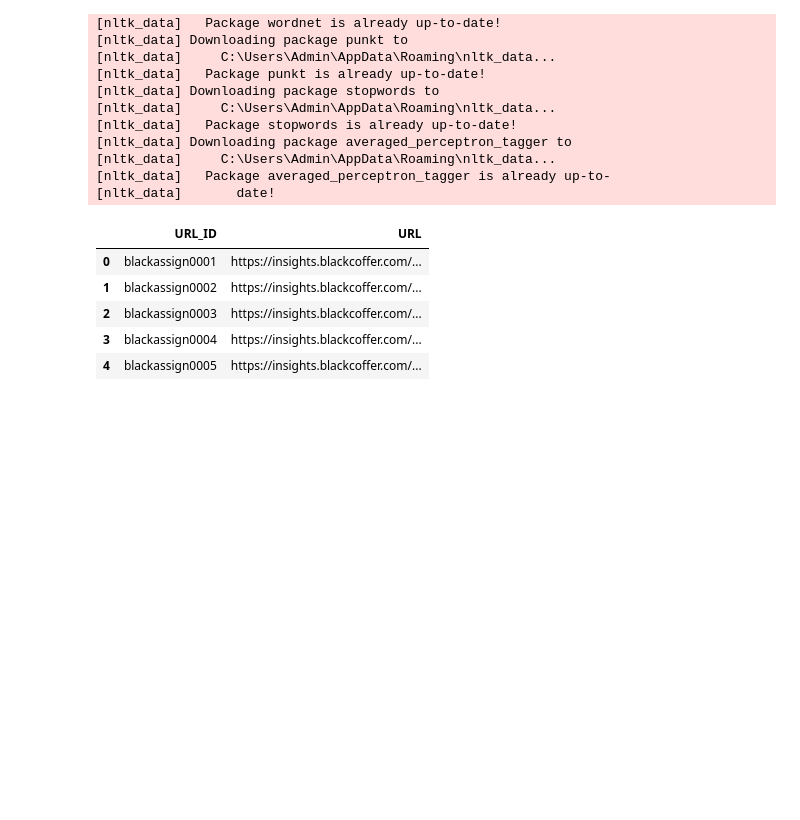
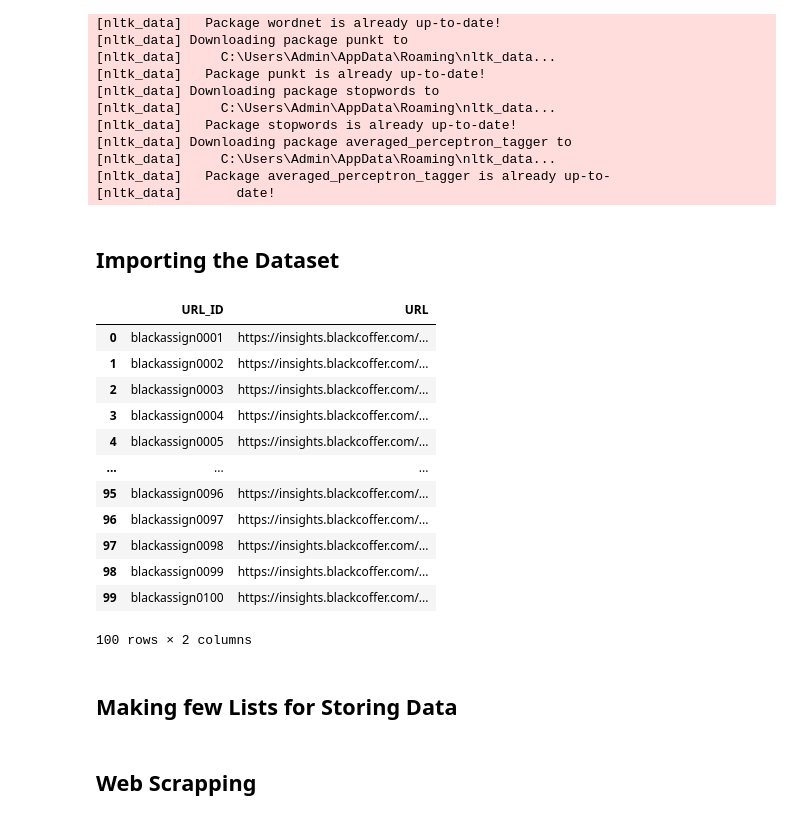
Before and after one commit to UTSAVMONDAL31/Blackcoffer-Sentiment-Analysis, a Jupyter notebook: Blackcoffer Web Sentiment Analysis.ipynb, the cells around one changed output. Cells and saved outputs as stored; diff of their text form; code cells hidden in the pictures; blank space fills up the shorter version.

```diff
--- a/Blackcoffer Web Sentiment Analysis.ipynb
+++ b/Blackcoffer Web Sentiment Analysis.ipynb
@@ -57,16 +108,27 @@ import math
 [nltk_data]     C:\Users\Admin\AppData\Roaming\nltk_data...
 [nltk_data]   Package averaged_perceptron_tagger is already up-to-
 [nltk_data]       date!
+# %% [markdown]
+## Importing the Dataset
 # %%
 data = pd.read_excel("Input.xlsx")
-data.head()
+data
 # %% [output]
 |  | URL_ID | URL |
 | 0 | blackassign0001 | https://insights.blackcoffer.com/... |
 | 1 | blackassign0002 | https://insights.blackcoffer.com/... |
 | 2 | blackassign0003 | https://insights.blackcoffer.com/... |
 | 3 | blackassign0004 | https://insights.blackcoffer.com/... |
 | 4 | blackassign0005 | https://insights.blackcoffer.com/... |
+| ... | ... | ... |
+| 95 | blackassign0096 | https://insights.blackcoffer.com/... |
+| 96 | blackassign0097 | https://insights.blackcoffer.com/... |
+| 97 | blackassign0098 | https://insights.blackcoffer.com/... |
+| 98 | blackassign0099 | https://insights.blackcoffer.com/... |
+| 99 | blackassign0100 | https://insights.blackcoffer.com/... |
+100 rows × 2 columns
+# %% [markdown]
+## Making few Lists for Storing Data
 # %%
 a = data.URL
 b = data.URL_ID
@@ -74,6 +136,8 @@ ID = []
 text=[]
 cleaned_text = []
 URL_Link = []
+# %% [markdown]
+## Web Scrapping
 # %%
 for i in range(100):
     url = a[i]
```
Also changed, not shown: parts of 57 cells of this notebook, 4 other files.
